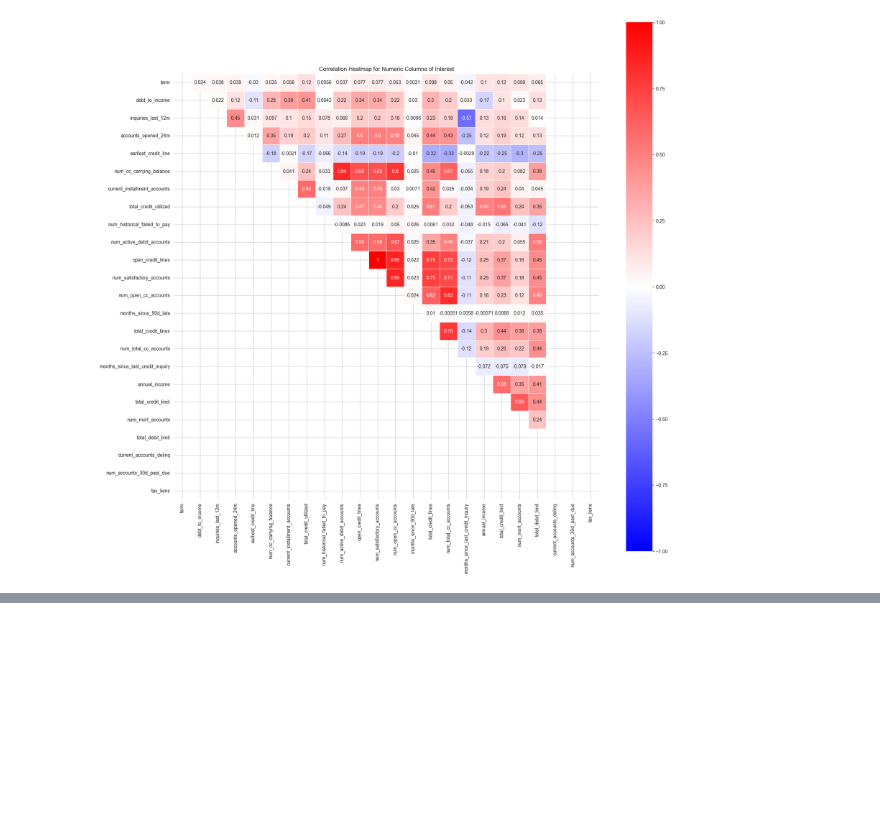
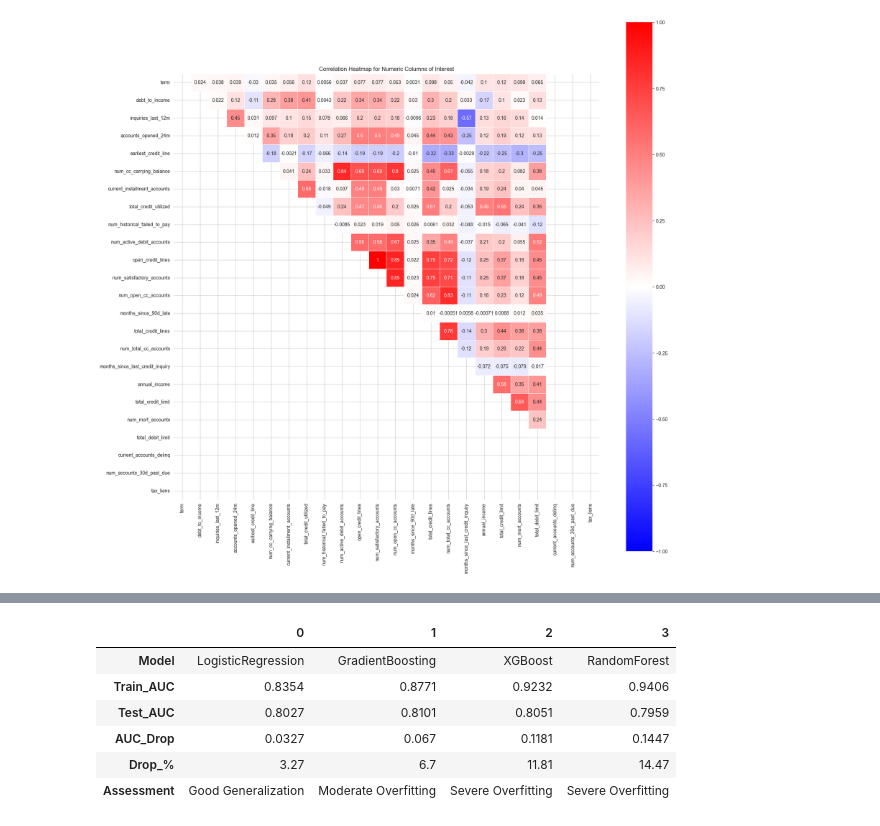
Before and after one commit to tjgusshy/P2p-Lending-Supervised-and-Unsupervised-Machine-Laarning-Project, a Jupyter notebook: p2p - Copy2.ipynb, the cells around one changed output, grey strips where cells are left out. Drawn from its saved outputs; the diff is of its cells as text; code cells hidden in the pictures; blank space fills up the shorter version.

```diff
--- a/p2p - Copy2.ipynb
+++ b/p2p - Copy2.ipynb
@@ -1611,0 +1574,80 @@ weighted avg       0.83      0.74      0.77      1701
+# %%
+
+# 8. Generalization Assessment (Rule-Based)
+def assess_generalization(train_auc, test_auc, threshold_moderate=0.05, threshold_severe=0.10):
+    """
+    Industry-standard rule-based generalization assessment.
+
+    Parameters:
+    - train_auc: AUC on training set
+    - test_auc: AUC on test set
+    - threshold_moderate: Threshold for moderate overfitting (default 5%)
+    - threshold_severe: Threshold for severe overfitting (default 10%)
+
+    Returns:
+    - assessment: String describing generalization status
+    - auc_drop: Numeric drop in AUC from train to test
+    """
+    auc_drop = train_auc - test_auc
+
+    if auc_drop < 0:
+        return "Test Better Than Train (Unusual)", auc_drop
+    elif auc_drop <= threshold_moderate:
+        return "Good Generalization", auc_drop
+    elif auc_drop <= threshold_severe:
+        return "Moderate Overfitting", auc_drop
+    else:
+        return "Severe Overfitting", auc_drop
+
+print("\n" + "="*80)
+print("GENERALIZATION ASSESSMENT SUMMARY")
+print("="*80)
+
+generalization_results = []
+
+for name, pipe in fitted_pipelines.items():
+    y_pred_train = pipe.predict_proba(X_train)[:, 1]
+    y_pred_test = pipe.predict_proba(X_test)[:, 1]
+
+    train_auc = roc_auc_score(y_train, y_pred_train)
+    test_auc = roc_auc_score(y_test, y_pred_test)
+
+    assessment, auc_drop = assess_generalization(train_auc, test_auc)
+
+    generalization_results.append({
+        "Model": name,
+        "Train_AUC": round(train_auc, 4),
+        "Test_AUC": round(test_auc, 4),
+        "AUC_Drop": round(auc_drop, 4),
+        "Drop_%": round(auc_drop * 100, 2),
+        "Assessment": assessment
+    })
+
+    print(f"\n{name}:")
+    print(f"  Train AUC: {train_auc:.4f}")
+    print(f"  Test AUC:  {test_auc:.4f}")
+    print(f"  Drop:      {auc_drop:.4f} ({auc_drop*100:.2f}%)")
+    print(f"  → {assessment}")
+
+generalization_summary = pd.DataFrame(generalization_results)
+generalization_summary = generalization_summary.sort_values(
+    by=["AUC_Drop", "Test_AUC"], ascending=[True, False]
+).reset_index(drop=True)
+
+print("\n" + "="*80)
+print("RANKED BY GENERALIZATION (Best to Worst)")
+print("="*80)
+display(generalization_summary.T)
+
+best_model = generalization_summary.iloc[0]
+print(f"\n🏆 Best Generalizing Model: {best_model['Model']}")
+print(f"   Test AUC: {best_model['Test_AUC']}, Drop: {best_model['AUC_Drop']} ({best_model['Drop_%']}%)")
+
+good_models = generalization_summary[generalization_summary["Assessment"] == "Good Generalization"]
+if len(good_models) > 0:
+    print(f"\n✓ Models with Good Generalization (≤5% drop):")
+    for idx, row in good_models.iterrows():
+        print(f"   • {row['Model']}: Test AUC={row['Test_AUC']}, Drop={row['Drop_%']}%")
+else:
+    print("\n⚠ No models achieved 'Good Generalization' (all have >5% AUC drop)")
+# %% [output]
@@ -1611,0 +1671,7 @@ weighted avg       0.83      0.74      0.77      1701
+|  | 0 | 1 | 2 | 3 |
+| Model | LogisticRegression | GradientBoosting | XGBoost | RandomForest |
+| Train_AUC | 0.8354 | 0.8771 | 0.9232 | 0.9406 |
+| Test_AUC | 0.8027 | 0.8101 | 0.8051 | 0.7959 |
+| AUC_Drop | 0.0327 | 0.067 | 0.1181 | 0.1447 |
+| Drop_% | 3.27 | 6.7 | 11.81 | 14.47 |
+| Assessment | Good Generalization | Moderate Overfitting | Severe Overfitting | Severe Overfitting |
```
Also changed, not shown: parts of 25 cells of this notebook, 39 other files.
